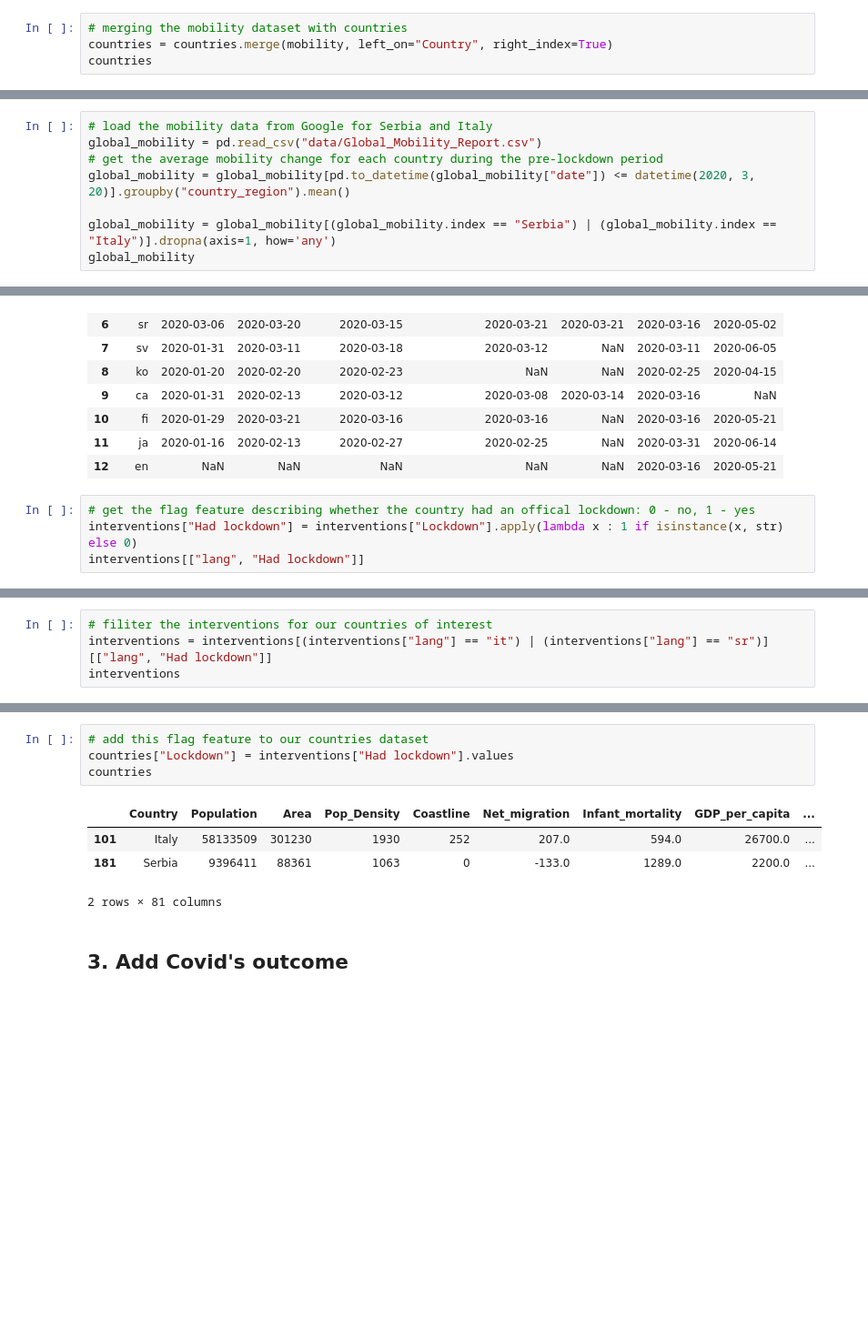
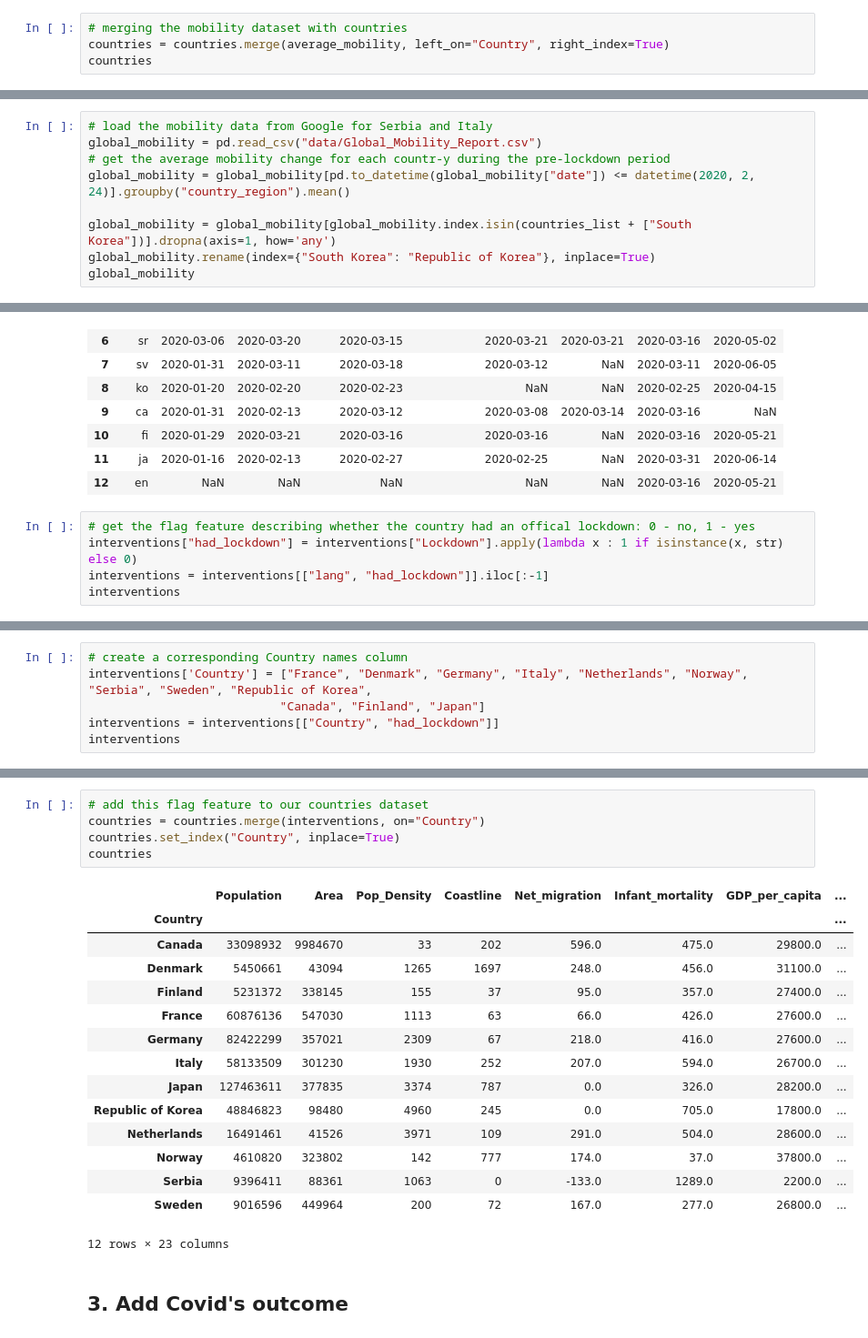
Before and after one commit to RiccardoBrioschi/The-pandemic-through-the-eyes-of-Internet, a Jupyter notebook: RQ3_Effects of attention on covid analysis.ipynb, the cells around one changed output, grey strips where cells are left out. Shown: that part at 91% size. Cells and saved outputs as stored; diff of their text form; blank space fills up the shorter version.

```diff
--- a/RQ3_Effects of attention on covid analysis.ipynb
+++ b/RQ3_Effects of attention on covid analysis.ipynb
@@ -389,6 +1012,6 @@ countries
 # %%
 # merging the mobility dataset with countries
-countries = countries.merge(mobility, left_on="Country", right_index=True)
+countries = countries.merge(average_mobility, left_on="Country", right_index=True)
 countries
 # %% [output]
 |  | Country | Population | Area | Pop_Density | Coastline | Net_migration | Infant_mortality | GDP_per_capita | ... |
@@ -398,10 +1030,11 @@ countries
 # %%
 # load the mobility data from Google for Serbia and Italy
 global_mobility = pd.read_csv("data/Global_Mobility_Report.csv")
-# get the average mobility change for each country during the pre-lockdown period
-global_mobility = global_mobility[pd.to_datetime(global_mobility["date"]) <= datetime(2020, 3, 20)].groupby("country_region").mean()
+# get the average mobility change for each countr-y during the pre-lockdown period
+global_mobility = global_mobility[pd.to_datetime(global_mobility["date"]) <= datetime(2020, 2, 24)].groupby("country_region").mean()
 
-global_mobility = global_mobility[(global_mobility.index == "Serbia") | (global_mobility.index == "Italy")].dropna(axis=1, how='any')
+global_mobility = global_mobility[global_mobility.index.isin(countries_list + ["South Korea"])].dropna(axis=1, how='any')
+global_mobility.rename(index={"South Korea": "Republic of Korea"}, inplace=True)
 global_mobility
 # %% [output]
 |  | retail_and_recreation_percent_cha... | grocery_and_pharmacy_percent_chan... | parks_percent_change_from_baseline | transit_stations_percent_change_f... | ... |
@@ -438,6 +1091,7 @@ interventions
 | 12 | en | NaN | NaN | NaN | NaN | NaN | 2020-03-16 | 2020-05-21 |
 # %%
 # get the flag feature describing whether the country had an offical lockdown: 0 - no, 1 - yes
-interventions["Had lockdown"] = interventions["Lockdown"].apply(lambda x : 1 if isinstance(x, str) else 0)
-interventions[["lang", "Had lockdown"]]
+interventions["had_lockdown"] = interventions["Lockdown"].apply(lambda x : 1 if isinstance(x, str) else 0)
+interventions = interventions[["lang", "had_lockdown"]].iloc[:-1]
+interventions
 # %% [output]
@@ -458,5 +1111,7 @@ interventions[["lang", "Had lockdown"]]
 # %%
-# filiter the interventions for our countries of interest
-interventions = interventions[(interventions["lang"] == "it") | (interventions["lang"] == "sr")][["lang", "Had lockdown"]]
+# create a corresponding Country names column
+interventions['Country'] = ["France", "Denmark", "Germany", "Italy", "Netherlands", "Norway", "Serbia", "Sweden", "Republic of Korea",
+                           "Canada", "Finland", "Japan"]
+interventions = interventions[["Country", "had_lockdown"]]
 interventions
 # %% [output]
@@ -466,12 +1131,24 @@ interventions
 # %%
 # add this flag feature to our countries dataset
-countries["Lockdown"] = interventions["Had lockdown"].values
+countries = countries.merge(interventions, on="Country")
+countries.set_index("Country", inplace=True)
 countries
 # %% [output]
-|  | Country | Population | Area | Pop_Density | Coastline | Net_migration | Infant_mortality | GDP_per_capita | ... |
-| 101 | Italy | 58133509 | 301230 | 1930 | 252 | 207.0 | 594.0 | 26700.0 | ... |
-| 181 | Serbia | 9396411 | 88361 | 1063 | 0 | -133.0 | 1289.0 | 2200.0 | ... |
+|  | Population | Area | Pop_Density | Coastline | Net_migration | Infant_mortality | GDP_per_capita | ... |
+| Country |  |  |  |  |  |  |  | ... |
+| Canada | 33098932 | 9984670 | 33 | 202 | 596.0 | 475.0 | 29800.0 | ... |
+| Denmark | 5450661 | 43094 | 1265 | 1697 | 248.0 | 456.0 | 31100.0 | ... |
+| Finland | 5231372 | 338145 | 155 | 37 | 95.0 | 357.0 | 27400.0 | ... |
+| France | 60876136 | 547030 | 1113 | 63 | 66.0 | 426.0 | 27600.0 | ... |
+| Germany | 82422299 | 357021 | 2309 | 67 | 218.0 | 416.0 | 27600.0 | ... |
+| Italy | 58133509 | 301230 | 1930 | 252 | 207.0 | 594.0 | 26700.0 | ... |
+| Japan | 127463611 | 377835 | 3374 | 787 | 0.0 | 326.0 | 28200.0 | ... |
+| Republic of Korea | 48846823 | 98480 | 4960 | 245 | 0.0 | 705.0 | 17800.0 | ... |
+| Netherlands | 16491461 | 41526 | 3971 | 109 | 291.0 | 504.0 | 28600.0 | ... |
+| Norway | 4610820 | 323802 | 142 | 777 | 174.0 | 37.0 | 37800.0 | ... |
+| Serbia | 9396411 | 88361 | 1063 | 0 | -133.0 | 1289.0 | 2200.0 | ... |
+| Sweden | 9016596 | 449964 | 200 | 72 | 167.0 | 277.0 | 26800.0 | ... |
-2 rows × 81 columns
+12 rows × 23 columns
 # %% [markdown]
 ## 3. Add Covid's outcome
 # %% [markdown]
```
Also changed, not shown: parts of 123 cells of this notebook.
